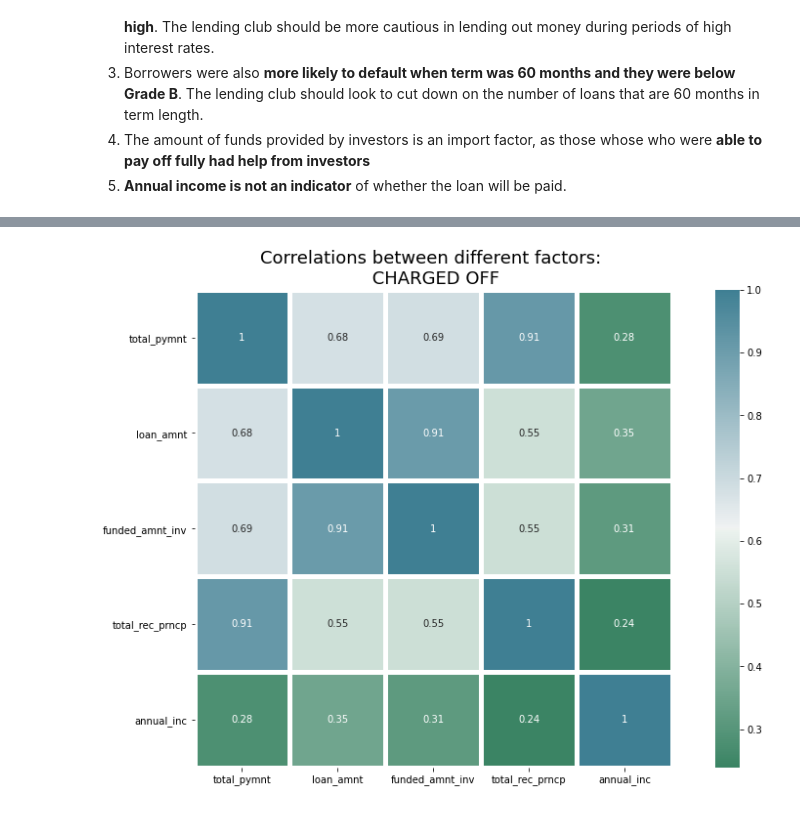
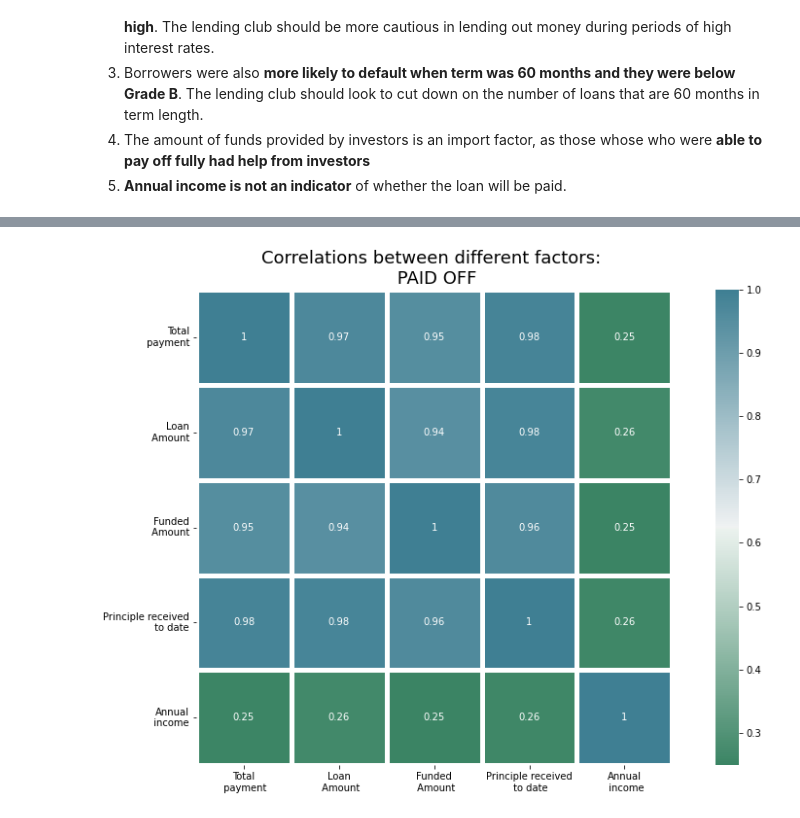
Before and after one commit to GeriNZ/lendingclub, a Jupyter notebook: Beng_Cheong_Cheong.ipynb, the cells around one changed output, grey strips where cells are left out. Drawn from its saved outputs; the diff is of its cells as text; code cells hidden in the pictures.

Commit message:
add presentation, update readme, update insights, toc and some code

```diff
--- a/Beng_Cheong_Cheong.ipynb
+++ b/Beng_Cheong_Cheong.ipynb
@@ -737 +751,14 @@ Here is the code for simplified visualisations that are used in the presentation
 simple_col=['total_pymnt','loan_amnt', 'funded_amnt_inv','total_rec_prncp' ,'annual_inc' ]
+# %%
+#relabel x and y labels for legibility
+x_labels=['Total\n payment', 'Loan\n Amount', 'Funded\n Amount', 'Principle received\n to date', 'Annual\n income']
+y_labels=['Total\n payment', 'Loan\n Amount', 'Funded\n Amount', 'Principle received\n to date', 'Annual\n income']
+# change colour palette to match presentation colors
+cmap = sns.diverging_palette(150,220, as_cmap=True)
+#set size
+plt.figure(figsize=(16,9))
+#show heatmap
+sns.heatmap(df[df['loan_status']=='1'][simple_col].corr(),cmap=cmap,annot=True, linewidths=5, square=True, xticklabels = x_labels, yticklabels = y_labels)
+plt.yticks(rotation=0)
+plt.title('Correlations between different factors: \n CHARGED OFF', fontsize=18)
+plt.show()
@@ -738,11 +767,12 @@ simple_col=['total_pymnt','loan_amnt', 'funded_amnt_inv','total_rec_prncp' ,'ann
 # %%
+#set size
+plt.figure(figsize=(16,9))
+# change colour palette to match presentation colors
+cmap = sns.diverging_palette(150,220, as_cmap=True)
 #show heatmap
-plt.figure(figsize=(16,9))
-# color map
-cmap = sns.diverging_palette(150,220, as_cmap=True)
-sns.heatmap(df[df['loan_status']=='1'][simple_col].corr(),cmap=cmap,annot=True, linewidths=5, square=True)
+sns.heatmap(df[df['loan_status']=='0'][simple_col].corr(),cmap=cmap,annot=True, linewidths=5, square=True, xticklabels = x_labels, yticklabels = y_labels)
 plt.yticks(rotation=0)
-plt.title('Correlations between different factors: \n CHARGED OFF', fontsize=18)
+plt.title('Correlations between different factors: \n PAID OFF', fontsize=18)
 plt.show()
 # %% [output]
-[figure, old version]
+[figure, new version]
```
Also changed, not shown: parts of 24 cells of this notebook, 3 other files.
